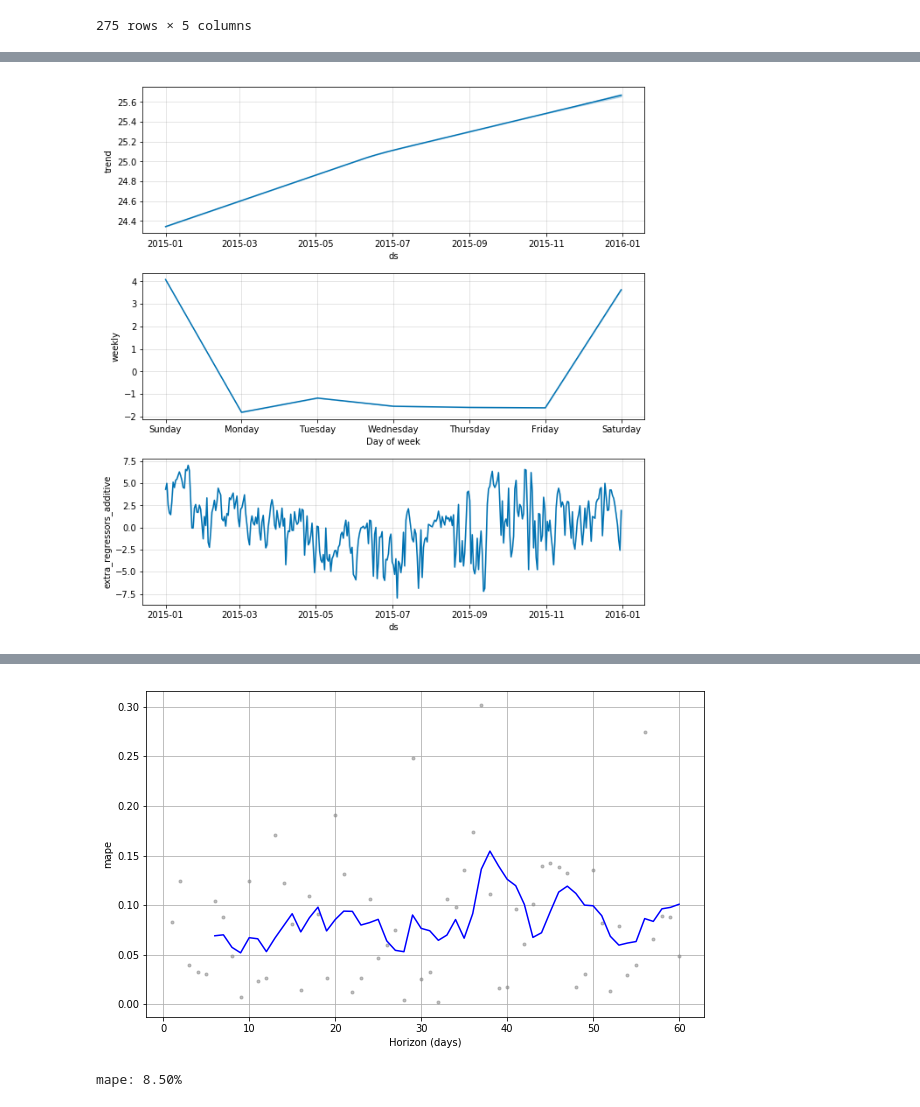
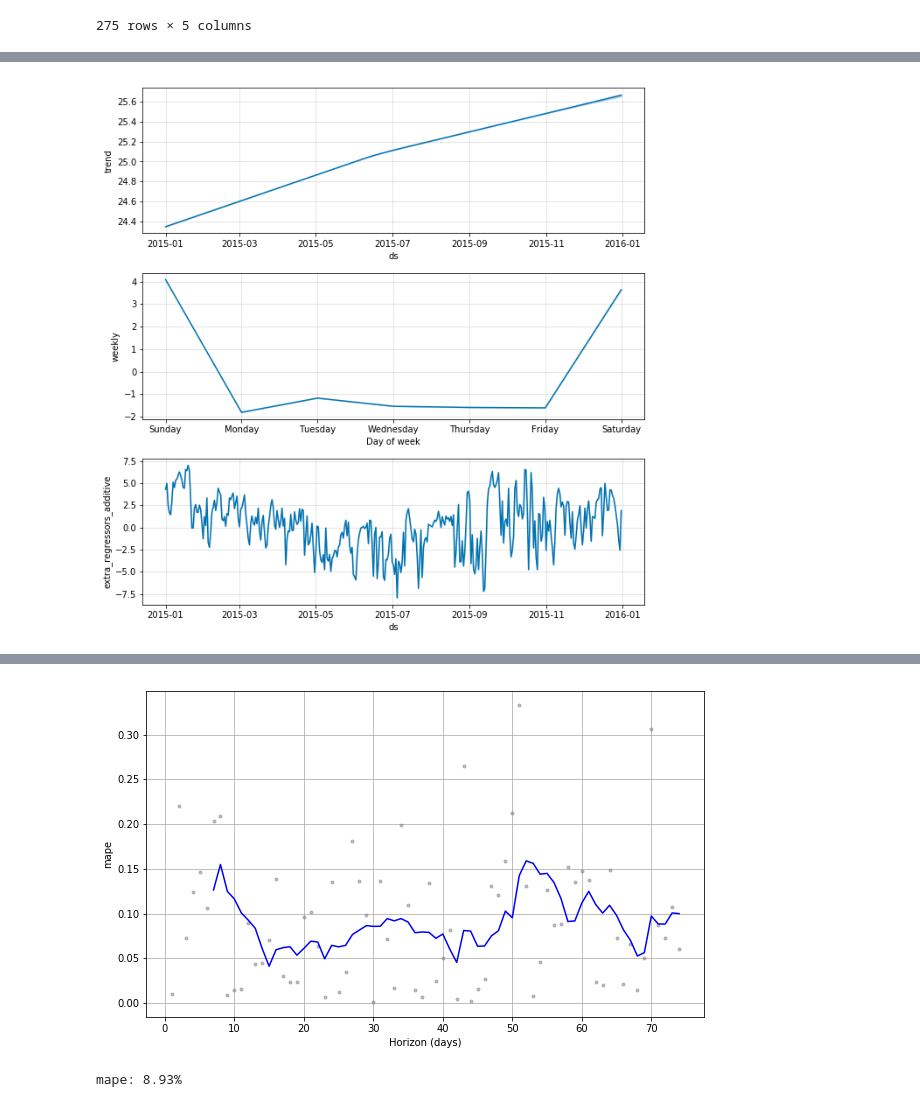
Before and after one commit to millengustavo/time-series-forecasting, a Jupyter notebook: notebooks/beer-consumption-sp.ipynb, the cells around one changed output, grey strips where cells are left out. Saved outputs shown, nothing was run; the diff lists cells and outputs as text; code cells hidden in the pictures.

```diff
--- a/notebooks/beer-consumption-sp.ipynb
+++ b/notebooks/beer-consumption-sp.ipynb
@@ -145,0 +153,23 @@ prophet_df["cap"] = 50
+# %%
+m = Prophet(growth="logistic",
+            daily_seasonality=False,
+            weekly_seasonality=True,
+            yearly_seasonality=True,
+            )
+m.fit(prophet_df)
+
+future = m.make_future_dataframe(periods=90, freq='D')
+future['floor'] = 0
+future['cap'] = 50
+
+forecast = m.predict(future)
+fig = m.plot(forecast)
+a = add_changepoints_to_plot(fig.gca(), m, forecast)
+plt.show()
+fig2 = m.plot_components(forecast)
+plt.show()
+df_cv = cross_validation(m, initial='210 days', period='30 days', horizon = '154 days')
+df_p = performance_metrics(df_cv)
+fig = plot_cross_validation_metric(df_cv, metric='mape')
+plt.show()
+print('mape:', '{:.2f}%'.format(100 * df_p['mape'].mean()))
@@ -430,7 +467,7 @@ a = add_changepoints_to_plot(fig.gca(), m, forecast)
 plt.show()
 fig2 = m.plot_components(forecast)
 plt.show()
-df_cv = cross_validation(m, initial='200 days', period='65 days', horizon = '60 days')
+df_cv = cross_validation(m, initial='200 days', period='30 days', horizon = '74 days')
 df_p = performance_metrics(df_cv)
 fig = plot_cross_validation_metric(df_cv, metric='mape')
 plt.show()
@@ -442,2 +479,2 @@ INFO:fbprophet:Making 1 forecasts with cutoffs between 2015-08-03 00:00:00 and 2
-[figure, old version]
+[figure, new version]
-mape: 8.50%
+mape: 8.93%
```
Also changed, not shown: parts of 3 cells of this notebook.
